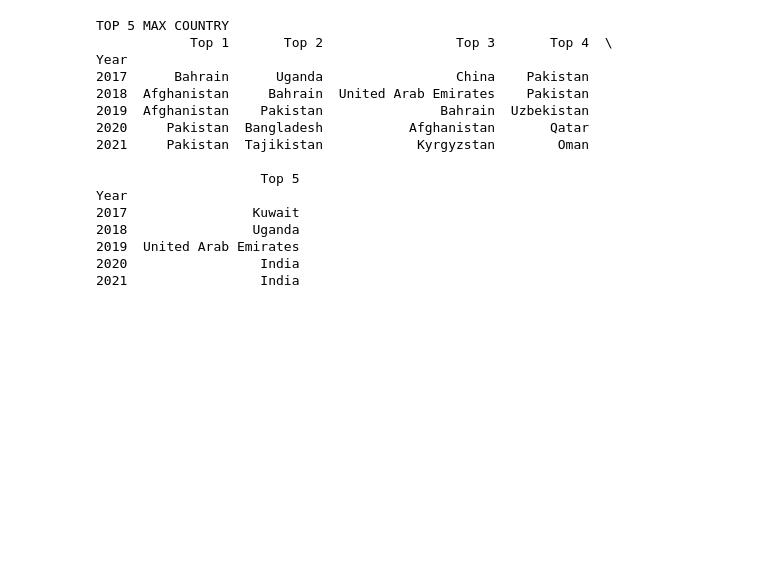
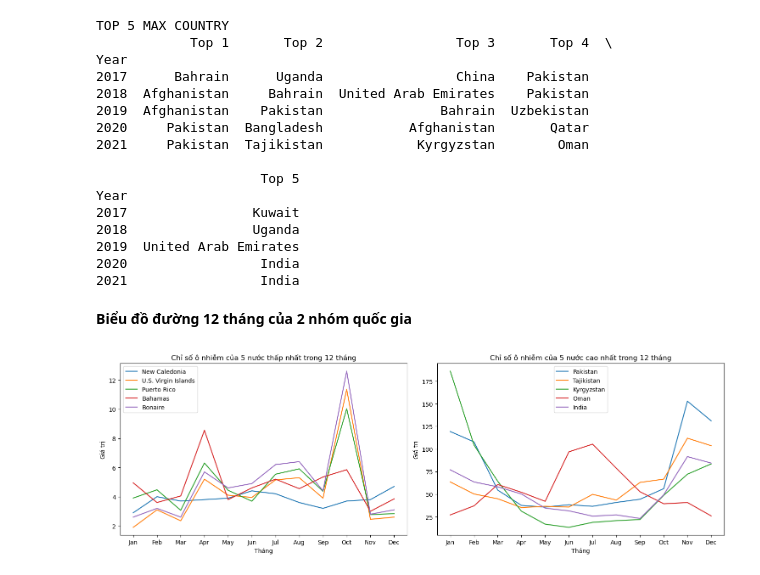
Before and after one commit to yakhimm/NMKHDL_20, a Jupyter notebook: src/Q1.ipynb, the cells around one changed output. Cells and saved outputs as stored; diff of their text form; code cells hidden in the pictures; blank space fills up the shorter version.

```diff
--- a/src/Q1.ipynb
+++ b/src/Q1.ipynb
@@ -265,3 +277,40 @@ Year
 2019  United Arab Emirates
 2020                 India
 2021                 India
+# %% [markdown]
+**Biểu đồ đường 12 tháng của 2 nhóm quốc gia**
+# %%
+plt.subplots(figsize=(15, 5))
+
+#5 nước thấp nhất
+countries = min_country_df.loc[2021].values
+
+for i in countries:
+    value = country_df.loc[country_df['Country'] == i][months].values[0]
+    plt.subplot(1, 2, 1)
+    plt.plot(months, value, label = i)
+
+#customize chart
+plt.title('Chỉ số ô nhiễm của 5 nước thấp nhất trong 12 tháng')
+plt.xlabel('Tháng')
+plt.ylabel('Giá trị')
+plt.legend()
+
+#5 nước cao nhất
+countries = max_country_df.loc[2021].values
+
+for i in countries:
+    value = country_df.loc[country_df['Country'] == i][months].values[0]
+    plt.subplot(1, 2, 2)
+    plt.plot(months, value, label = i)
+
+#customize chart
+plt.title('Chỉ số ô nhiễm của 5 nước cao nhất trong 12 tháng')
+plt.xlabel('Tháng')
+plt.ylabel('Giá trị')
+plt.legend()
+
+plt.tight_layout()
+plt.show()
+# %% [output]
+[figure, added]
```
Also changed, not shown: parts of 13 cells of this notebook.
